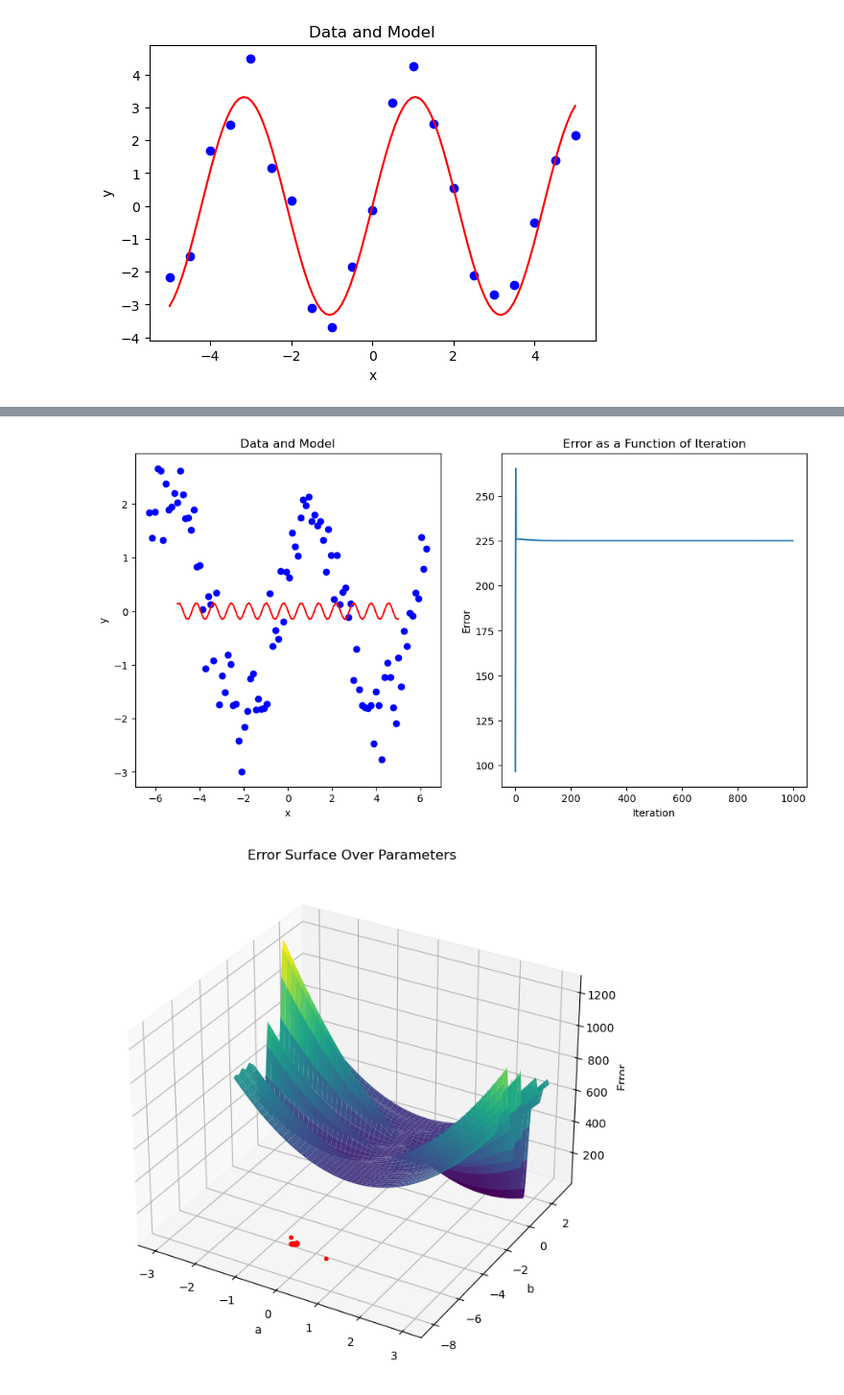
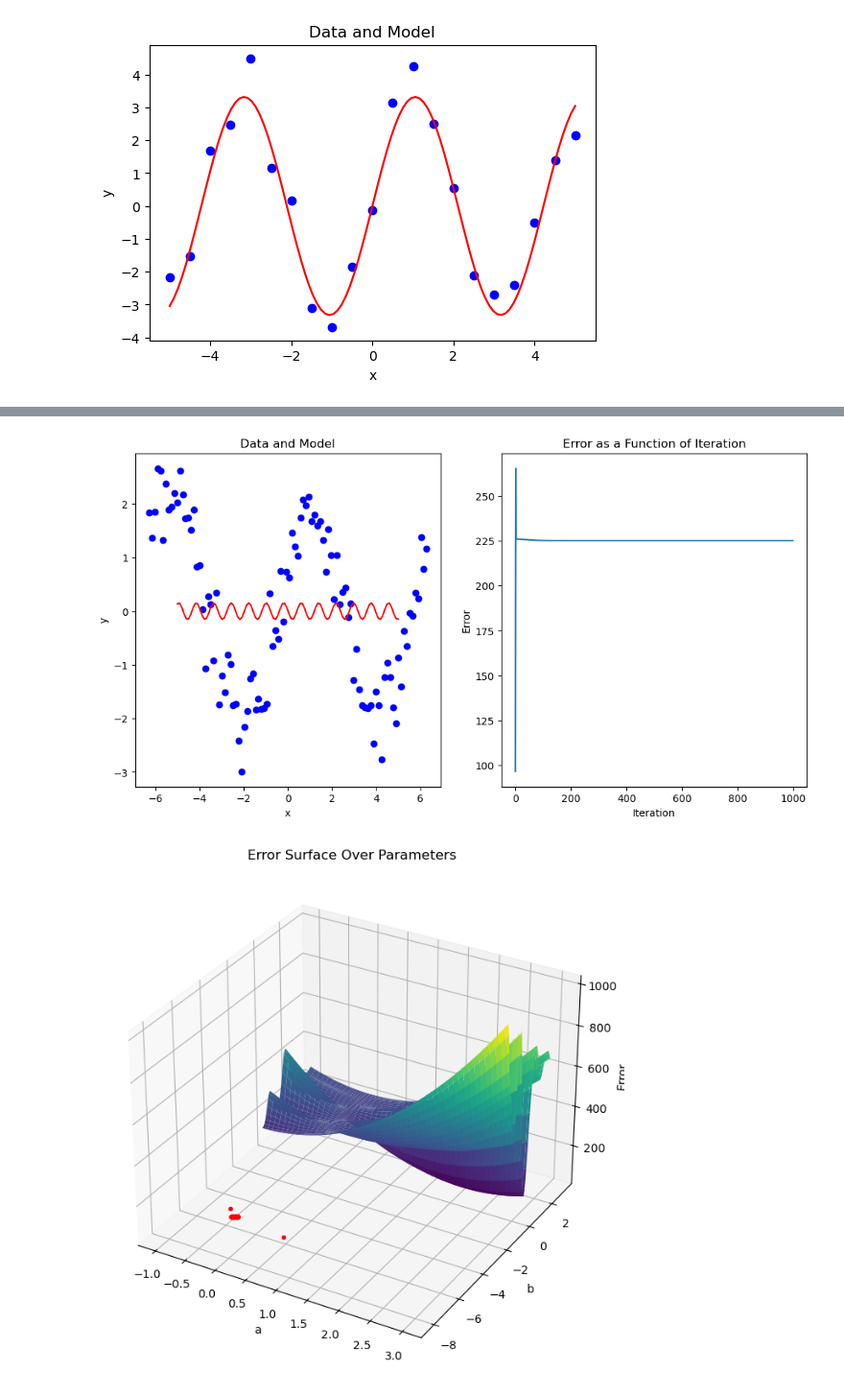
Before and after one commit to ShaharAshe/ML_finalProject, a Jupyter notebook: proj_q1.ipynb, the cells around one changed output, grey strips where cells are left out. Shown at 96% size. Cells and saved outputs as stored; diff of their text form; code cells hidden in the pictures.

```diff
--- a/proj_q1.ipynb
+++ b/proj_q1.ipynb
@@ -105,7 +105,7 @@ x, y, a, b = symbols('x,y,a,b')
 f = a*x + b
 
 # Error for a single data point
-e = (y - f)**2
+e = (f - y)**2
 
 # Gradients
 grad_a = diff(e, a)
@@ -211,8 +211,11 @@ y_data = np.array([-2.16498306, -1.53726731, 1.67075645, 2.47647932, 4.49579917,
 # Model
 f = a * sin(b * x)
 
+def model(x, a, b):
+    return a * np.sin(b * x)
+
 # Error for a single data point
-e = (y - f)**2
+e = (f - y)**2
 
 # Gradients
 grad_a = diff(e, a)
@@ -267,7 +270,7 @@ print(f"Final parameters: a={a_val}, b={b_val}")
 plt.figure(figsize=(12, 6))
 plt.subplot(1, 2, 1)
 plt.scatter(x_data, y_data, color='blue')
-plt.plot(np.linspace(-5, 5, 100), a_val*np.sin(b_val*np.linspace(-5, 5, 100)), color='red')
+plt.plot(np.linspace(-5, 5, 100),  model(np.linspace(-5, 5, 100), a_val, b_val), color='red')
 plt.xlabel('x')
 plt.ylabel('y')
 plt.title('Data and Model')
@@ -281,8 +284,8 @@ plt.title('Error as a Function of Iteration')
 plt.show()
 
 # Plot error surface over parameters
-a_values = np.linspace(-3, 3, 100)
-b_values = np.linspace(-3, 3, 100)
+a_values = np.linspace(-1, 3, 100)
+b_values = np.linspace(-1, 3, 100)
 A, B = np.meshgrid(a_values, b_values)
 
 E = np.zeros_like(A)
@@ -482,9 +485,9 @@ plt.title('Error as a Function of Iteration')
 plt.show()
 
 # Plot error surface over parameters
-a_values = np.linspace(-3, 3, 100)
-b_values = np.linspace(-3, 3, 100)
-c_values = np.linspace(-3, 3, 100)
+a_values = np.linspace(-1, 3, 100)
+b_values = np.linspace(-1, 3, 100)
+c_values = np.linspace(-1, 3, 100)
 A, B = np.meshgrid(a_values, b_values)
 
 E = np.zeros_like(A)
@@ -524,3 +527,3 @@ Time elapsed for curve_fit: 0.0010044574737548828 seconds
 [figure]
-[figure, old version]
+[figure, new version]
 [figure]
```
Also changed, not shown: parts of 2 cells of this notebook, 1 other file.
